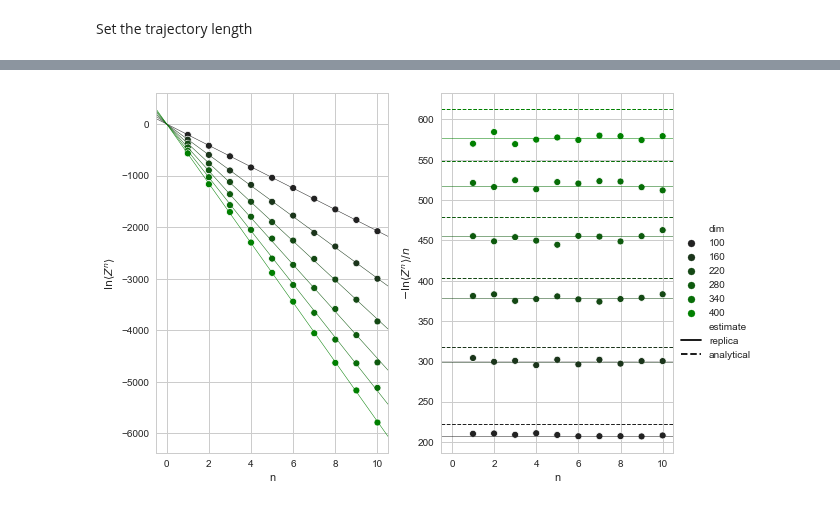
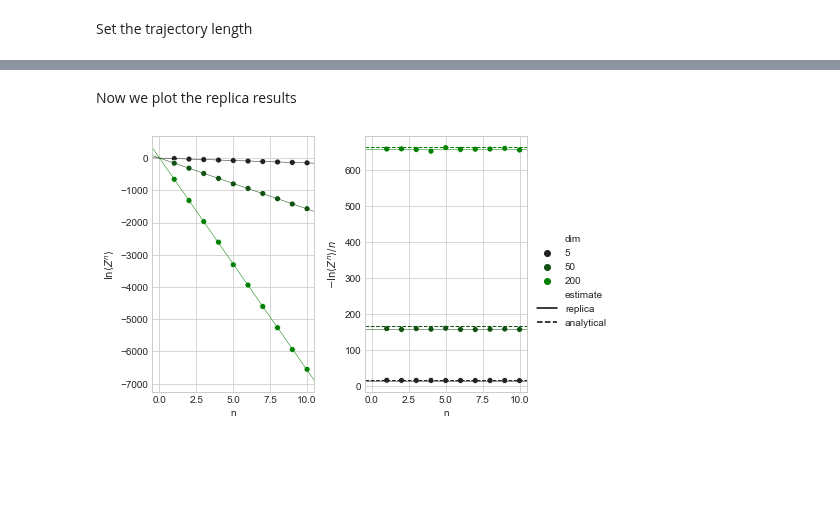
Before and after one commit to manuel-rhdt/master-thesis, a Jupyter notebook: notebooks/replica.ipynb, the cells around one changed output, grey strips where cells are left out. Cells and saved outputs as stored; diff of their text form; code cells hidden in the pictures; blank space fills up the shorter version.

```diff
--- a/notebooks/replica.ipynb
+++ b/notebooks/replica.ipynb
@@ -43,3 +64,5 @@ def generate_replica_data():
+# %% [markdown]
+Now we plot the replica results
 # %%
 import matplotlib
 from matplotlib import pyplot as plt
@@ -47,37 +70,37 @@ import seaborn as sns
 
 plt.style.use('seaborn-whitegrid')
 
-replica_data = pd.read_json(path / "replica" / "replica_data.json", orient="table")
+replica_data = pd.read_json(path / "replica" / "replica_data_1.json", orient="table")
 
 fig, (ax1, ax2) = plt.subplots(1, 2, sharex=True, constrained_layout=True, subplot_kw={"xlim": (-0.5, 10.5)})
 palette = sns.dark_palette("green", replica_data.dim.unique().size)
 sns.scatterplot(x="n", y="logZ^n", hue="dim", palette=palette, data=replica_data, ax=ax1, legend=None)
 sns.scatterplot(x="n", y="-logZ^n/n", hue="dim", palette=palette, data=replica_data.assign(**{'-logZ^n/n': lambda x: -x['logZ^n']/x.n}), ax=ax2, legend=None)
 
-replica_estimate = pd.read_json(path / "replica" / "estimates.json", orient="table")
+replica_estimate = pd.read_json(path / "replica" / "estimates_1.json", orient="table")
 replica_estimate["analytical"] = replica_estimate.astype(object).apply(lambda s: system.marginal_entropy(time_matrix(s["dim"], s["delta_t"])), axis="columns")
 
 for (i, est) in replica_estimate.iterrows():
     n = numpy.array(ax1.get_xlim())
     ax1.plot(n, -est['marginal_entropy']*n, color=palette[i], linewidth=0.5)
     ax2.plot(n, est['marginal_entropy']*numpy.ones_like(n), color=palette[i], linewidth=0.5)
     ax2.plot(n, est['analytical']*numpy.ones_like(n), linestyle='--', color=palette[i], linewidth=1)
 
 ax1.set(ylabel=r"$\ln \langle Z^n \rangle$")
 ax2.set(ylabel=r"$-\ln \langle Z^n \rangle / n$")
 
 patch = matplotlib.pyplot.scatter
 legend_handles = [patch([], [], visible=False, label="dim")]
 for (i, est) in replica_estimate.iterrows():
     legend_handles.append(patch([], [], color=palette[i], label=int(est.dim)))
 patch = matplotlib.lines.Line2D
 legend_handles.append(patch([], [], visible=False, label="estimate", color='black'))
 legend_handles.append(patch([], [], label="replica", color='black'))
 legend_handles.append(patch([], [], linestyle='--', label="analytical", color='black'))
 
 from matplotlib.legend_handler import HandlerCircleCollection
 
 legend = fig.legend(handles=legend_handles, bbox_to_anchor=(1, 0.5), loc='center left')
 fig.savefig(path / "replica" / "plot.pdf", bbox_inches='tight')
 # %% [output]
-[figure, old version]
+[figure, new version]
```
Also changed, not shown: parts of 11 cells of this notebook, 7 other files.
